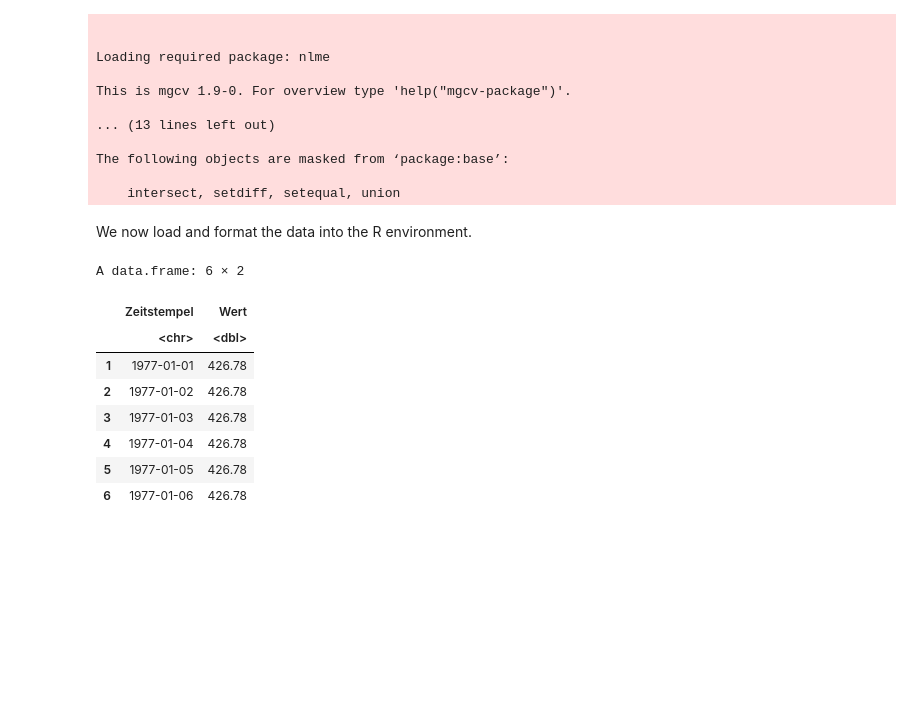
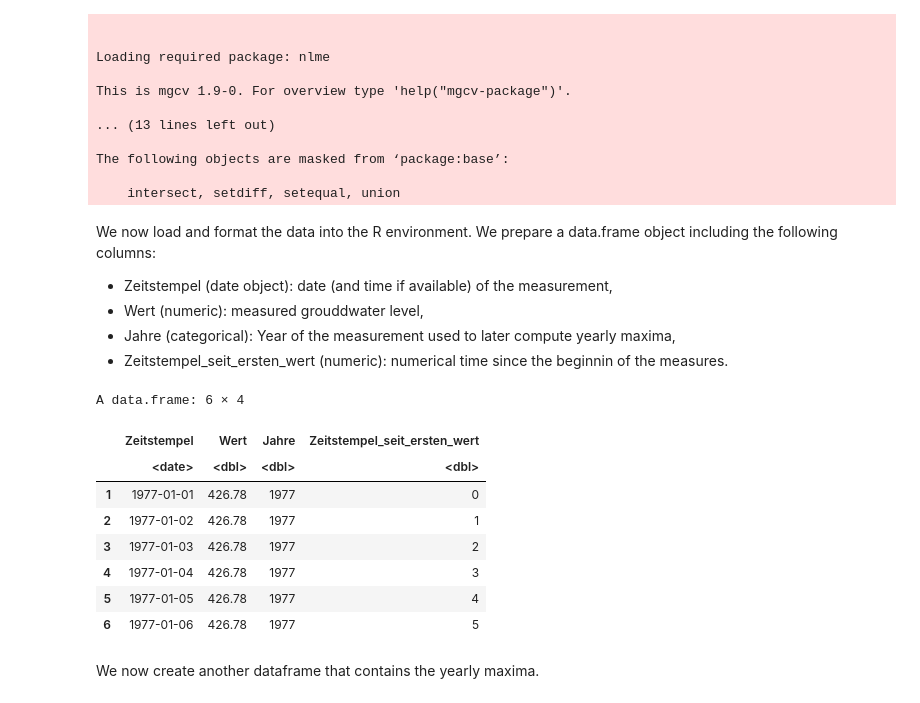
Before and after one commit to foen-admin-ch/groundwater-extreme-analysis, a Jupyter notebook: notebooks/example_4.ipynb, the cells around one changed output. Drawn from its saved outputs; the diff is of its cells as text; code cells hidden in the pictures; blank space fills up the shorter version.

```diff
--- a/notebooks/example_4.ipynb
+++ b/notebooks/example_4.ipynb
@@ -43,17 +43,35 @@ The following objects are masked from ‘package:base’:
 
     intersect, setdiff, setequal, union
 # %% [markdown]
-We now load and format the data into the R environment.
+We now load and format the data into the R environment. We prepare a data.frame object including the following columns:
+* Zeitstempel (date object): date (and time if available) of the measurement,
+* Wert (numeric): measured grouddwater level,
+* Jahre (categorical): Year of the measurement used to later compute yearly maxima,
+* Zeitstempel_seit_ersten_wert (numeric): numerical time since the beginnin of the measures.
 # %%
+# Read and import data from csv file
 data <- read.csv("../data/data_groundwater_level_4.csv", header = TRUE, sep = ",")
+
+# Converte date string into date object
+data$Zeitstempel <- ymd(data$Zeitstempel)
+
+# Create column with year
+data$Jahre <- (year(data$Zeitstempel))
+
+#Create column with numerical time
+data$Zeitstempel_seit_ersten_wert <- as.numeric(data$Zeitstempel) - as.numeric(data$Zeitstempel[1])
+
+# Display first 6 rows of the data
 head(data)
 # %% [output]
-A data.frame: 6 × 2
+A data.frame: 6 × 4
-|  | Zeitstempel | Wert |
-|  | <chr> | <dbl> |
-| 1 | 1977-01-01 | 426.78 |
-| 2 | 1977-01-02 | 426.78 |
-| 3 | 1977-01-03 | 426.78 |
-| 4 | 1977-01-04 | 426.78 |
-| 5 | 1977-01-05 | 426.78 |
-| 6 | 1977-01-06 | 426.78 |
+|  | Zeitstempel | Wert | Jahre | Zeitstempel_seit_ersten_wert |
+|  | <date> | <dbl> | <dbl> | <dbl> |
+| 1 | 1977-01-01 | 426.78 | 1977 | 0 |
+| 2 | 1977-01-02 | 426.78 | 1977 | 1 |
+| 3 | 1977-01-03 | 426.78 | 1977 | 2 |
+| 4 | 1977-01-04 | 426.78 | 1977 | 3 |
+| 5 | 1977-01-05 | 426.78 | 1977 | 4 |
+| 6 | 1977-01-06 | 426.78 | 1977 | 5 |
+# %% [markdown]
+We now create another dataframe that contains the yearly maxima.
```
Also changed, not shown: parts of 19 cells of this notebook.
